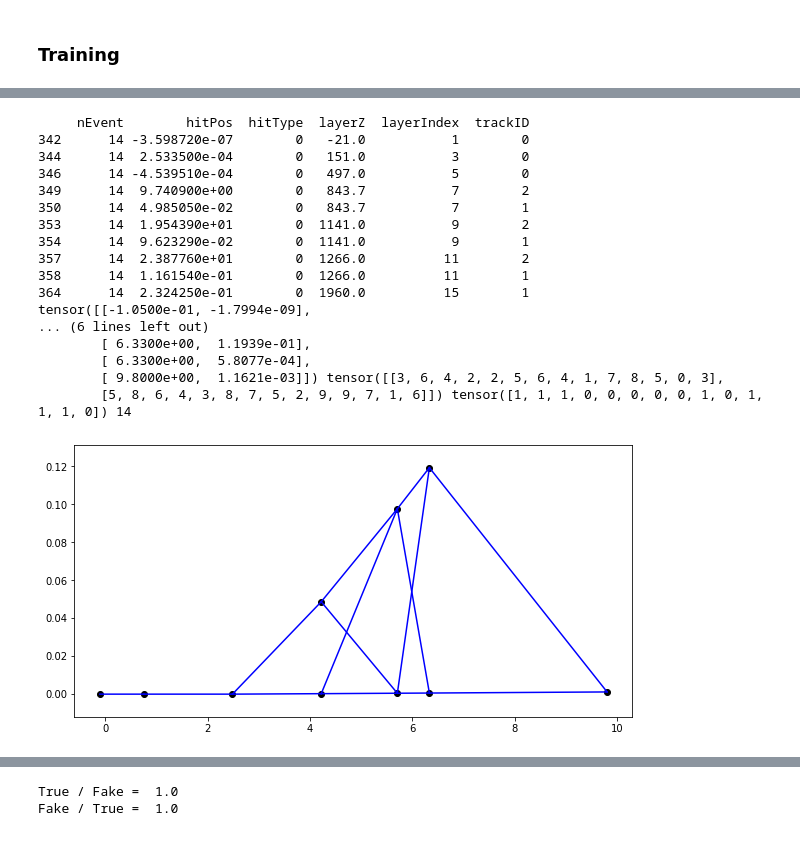
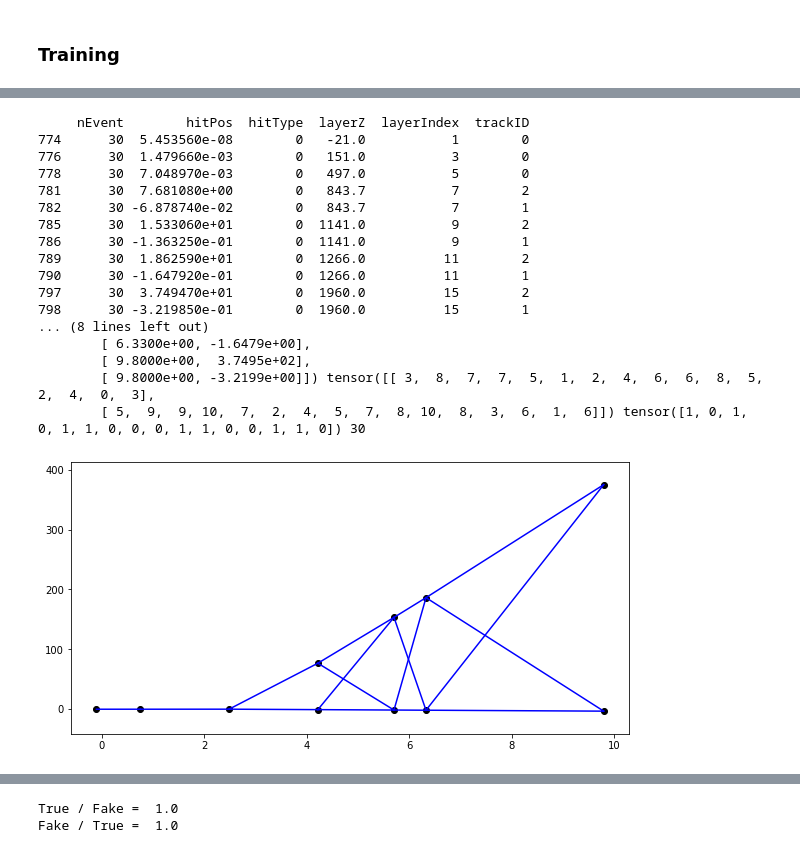
Before and after one commit to kamileo96/GNN-Tracking, a Jupyter notebook: GNN_muonE_combined_fit.ipynb, the cells around one changed output, grey strips where cells are left out. Saved outputs shown, nothing was run; the diff lists cells and outputs as text; code cells hidden in the pictures.

```diff
--- a/GNN_muonE_combined_fit.ipynb
+++ b/GNN_muonE_combined_fit.ipynb
@@ -268,10 +268,18 @@ import numpy as np, pandas as pd
 from torch_geometric.data import Data
 from torch_geometric.data import DataLoader
 
-#                         z scale, x or y scale
-feature_scaling = np.array([1/200, 1/200])
 
 
+#this is what we multiply all inputs by
+feature_scale = 1/200
+#this is the expected z/x or z/y ratio, that we need to correct when running the GNN
+norm_factor = 2000
+#                         z scale, x or y scale
+feature_scaling = np.array([feature_scale, feature_scale*norm_factor])
+
+#so now our inputs (data.x) should be roughly the same magintudes
+#thus the normalize_factor option in the GNN will be set to 1
+#we will use the feature scaling again when comparing with real data, this should provide a better 3D line fit
 
 def gen_edges(new_df):
   df = new_df.groupby('layerIndex')
@@ -533,38 +541,38 @@ test_loader = DataLoader(test_dataset, batch_size=100, shuffle=True)
 # %%
 data = pd.read_csv(event_file)
 data.rename(columns=lambda x: x.strip(), inplace=True)
 
 data = data[data['hitType'] == 0]
 removeNoise = True
 if removeNoise:
   data = data[data['trackID'].isin([0, 1, 2])]
-event = data[data['nEvent'] == 14]
+event = data[data['nEvent'] == 30]
 print(event)
 d = gen2D_event_data(event)
 print(d.x,
 d.edge_index,
 d.y,
 d.nevent)
 plot_toy_graph(d, 0.)
 # %% [output]
      nEvent        hitPos  hitType  layerZ  layerIndex  trackID
-342      14 -3.598720e-07        0   -21.0           1        0
-344      14  2.533500e-04        0   151.0           3        0
-346      14 -4.539510e-04        0   497.0           5        0
-349      14  9.740900e+00        0   843.7           7        2
-350      14  4.985050e-02        0   843.7           7        1
-353      14  1.954390e+01        0  1141.0           9        2
-354      14  9.623290e-02        0  1141.0           9        1
-357      14  2.387760e+01        0  1266.0          11        2
-358      14  1.161540e-01        0  1266.0          11        1
-364      14  2.324250e-01        0  1960.0          15        1
-tensor([[-1.0500e-01, -1.7994e-09],
-... (6 lines left out)
-        [ 6.3300e+00,  1.1939e-01],
-        [ 6.3300e+00,  5.8077e-04],
-        [ 9.8000e+00,  1.1621e-03]]) tensor([[3, 6, 4, 2, 2, 5, 6, 4, 1, 7, 8, 5, 0, 3],
-        [5, 8, 6, 4, 3, 8, 7, 5, 2, 9, 9, 7, 1, 6]]) tensor([1, 1, 1, 0, 0, 0, 0, 0, 1, 0, 1, 1, 1, 0]) 14
+774      30  5.453560e-08        0   -21.0           1        0
+776      30  1.479660e-03        0   151.0           3        0
+778      30  7.048970e-03        0   497.0           5        0
+781      30  7.681080e+00        0   843.7           7        2
+782      30 -6.878740e-02        0   843.7           7        1
+785      30  1.533060e+01        0  1141.0           9        2
+786      30 -1.363250e-01        0  1141.0           9        1
+789      30  1.862590e+01        0  1266.0          11        2
+790      30 -1.647920e-01        0  1266.0          11        1
+797      30  3.749470e+01        0  1960.0          15        2
+798      30 -3.219850e-01        0  1960.0          15        1
+... (8 lines left out)
+        [ 6.3300e+00, -1.6479e+00],
+        [ 9.8000e+00,  3.7495e+02],
+        [ 9.8000e+00, -3.2199e+00]]) tensor([[ 3,  8,  7,  7,  5,  1,  2,  4,  6,  6,  8,  5,  2,  4,  0,  3],
+        [ 5,  9,  9, 10,  7,  2,  4,  5,  7,  8, 10,  8,  3,  6,  1,  6]]) tensor([1, 0, 1, 0, 1, 1, 0, 0, 0, 1, 1, 0, 0, 1, 1, 0]) 30
-[figure, old version]
+[figure, new version]
 # %%
 # Display few events
 for k in range(0, 10):
```
Also changed, not shown: parts of 18 cells of this notebook.
